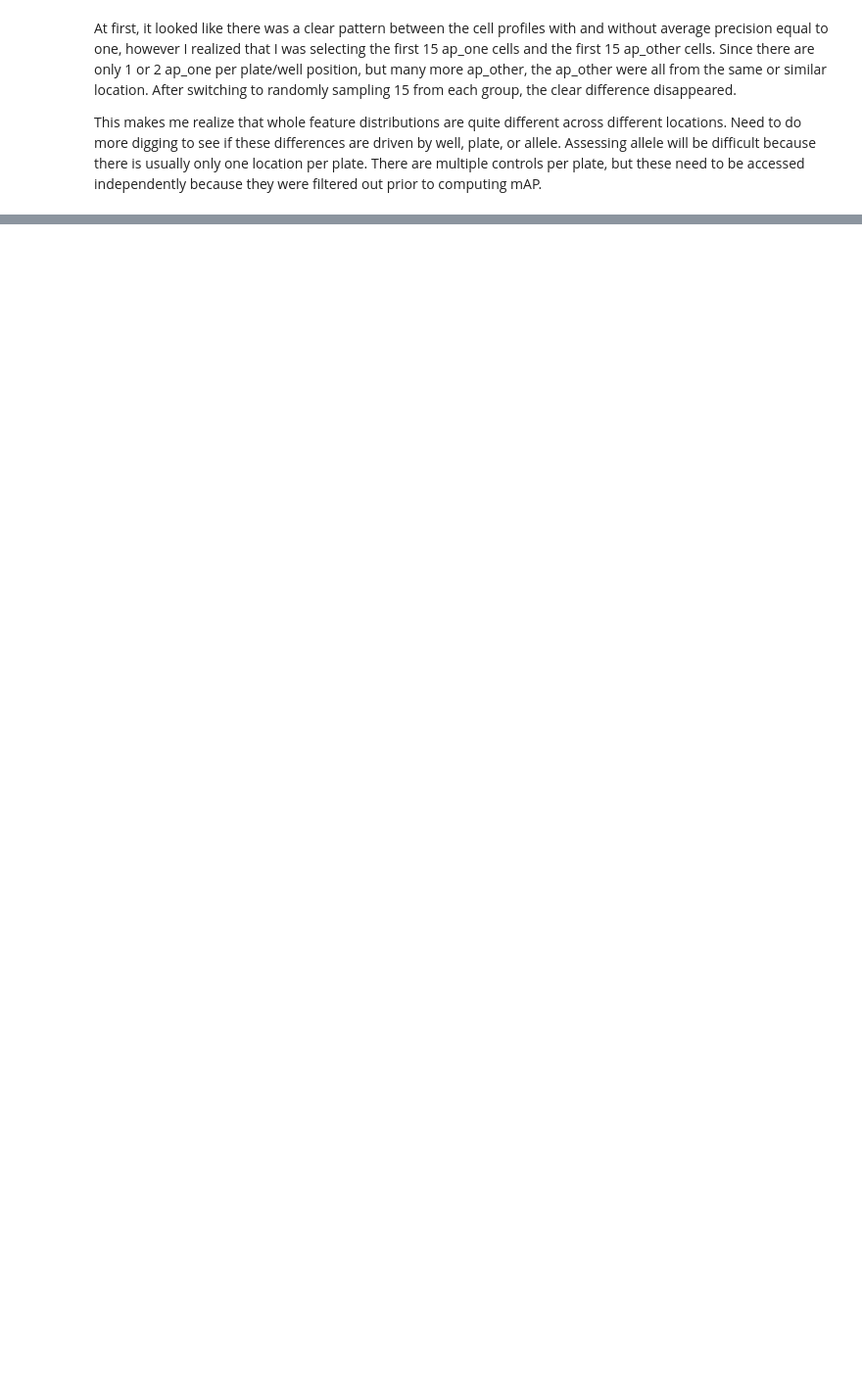
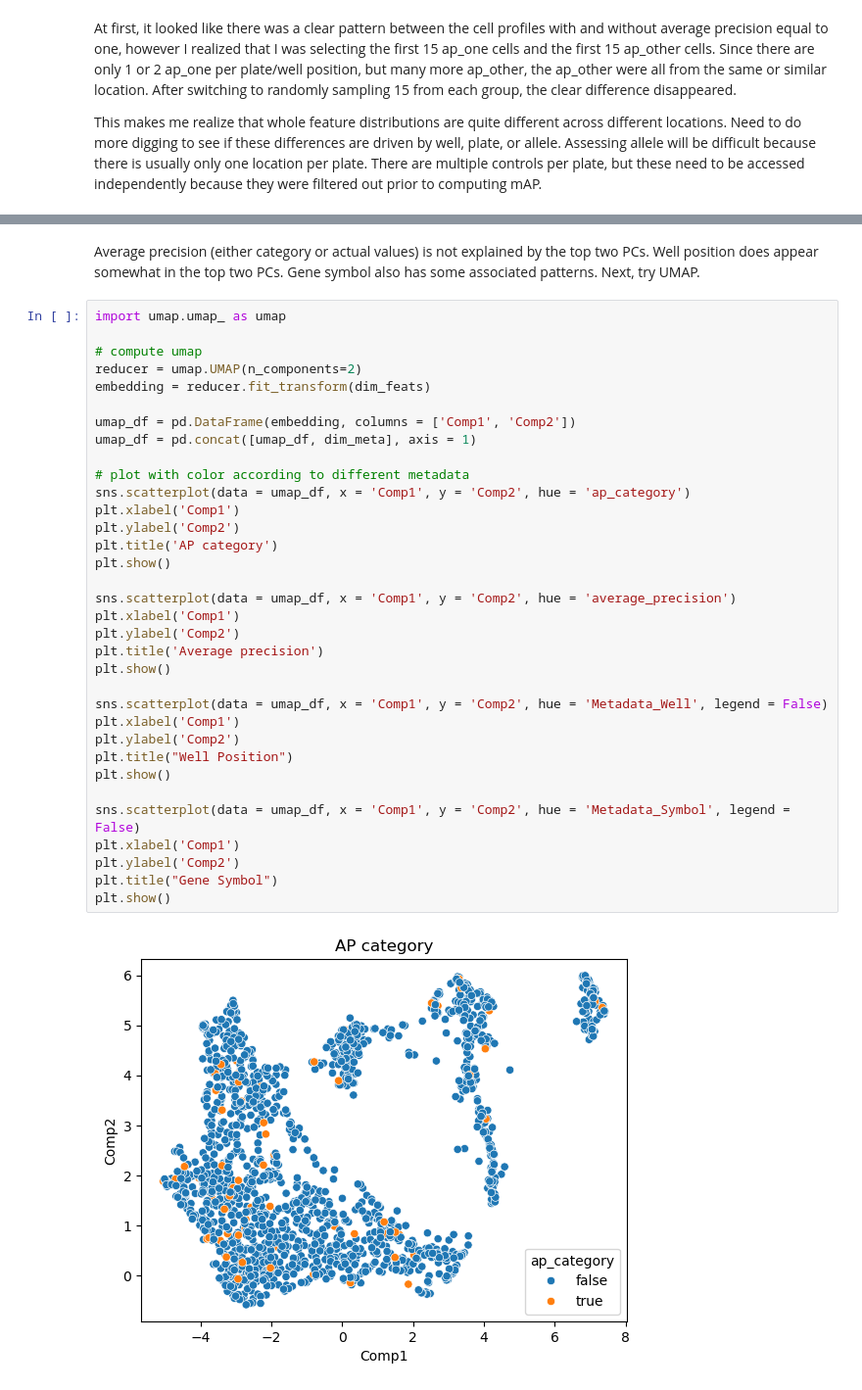
Before and after one commit to runxi-shen/2021_09_01_VarChAMP, a Jupyter notebook: 7.downstream_analysis_jess/notebooks/explore_map_results.ipynb, the cells around one changed output, grey strips where cells are left out. Shown at 98% size. Drawn from its saved outputs; the diff is of its cells as text; blank space fills up the shorter version.

```diff
--- a/7.downstream_analysis_jess/notebooks/explore_map_results.ipynb
+++ b/7.downstream_analysis_jess/notebooks/explore_map_results.ipynb
@@ -246,0 +341,38 @@ This makes me realize that whole feature distributions are quite different acros
+# %% [markdown]
+Average precision (either category or actual values) is not explained by the top two PCs. Well position does appear somewhat in the top two PCs. Gene symbol also has some associated patterns. Next, try UMAP.
+# %%
+import umap.umap_ as umap
+
+# compute umap
+reducer = umap.UMAP(n_components=2)
+embedding = reducer.fit_transform(dim_feats)
+
+umap_df = pd.DataFrame(embedding, columns = ['Comp1', 'Comp2'])
+umap_df = pd.concat([umap_df, dim_meta], axis = 1)
+
+# plot with color according to different metadata
+sns.scatterplot(data = umap_df, x = 'Comp1', y = 'Comp2', hue = 'ap_category')
+plt.xlabel('Comp1')
+plt.ylabel('Comp2')
+plt.title('AP category')
+plt.show()
+
+sns.scatterplot(data = umap_df, x = 'Comp1', y = 'Comp2', hue = 'average_precision')
+plt.xlabel('Comp1')
+plt.ylabel('Comp2')
+plt.title('Average precision')
+plt.show()
+
+sns.scatterplot(data = umap_df, x = 'Comp1', y = 'Comp2', hue = 'Metadata_Well', legend = False)
+plt.xlabel('Comp1')
+plt.ylabel('Comp2')
+plt.title("Well Position")
+plt.show()
+
+sns.scatterplot(data = umap_df, x = 'Comp1', y = 'Comp2', hue = 'Metadata_Symbol', legend = False)
+plt.xlabel('Comp1')
+plt.ylabel('Comp2')
+plt.title("Gene Symbol")
+plt.show()
+# %% [output]
+[figure, added]
```
Also changed, not shown: parts of 11 cells of this notebook.
